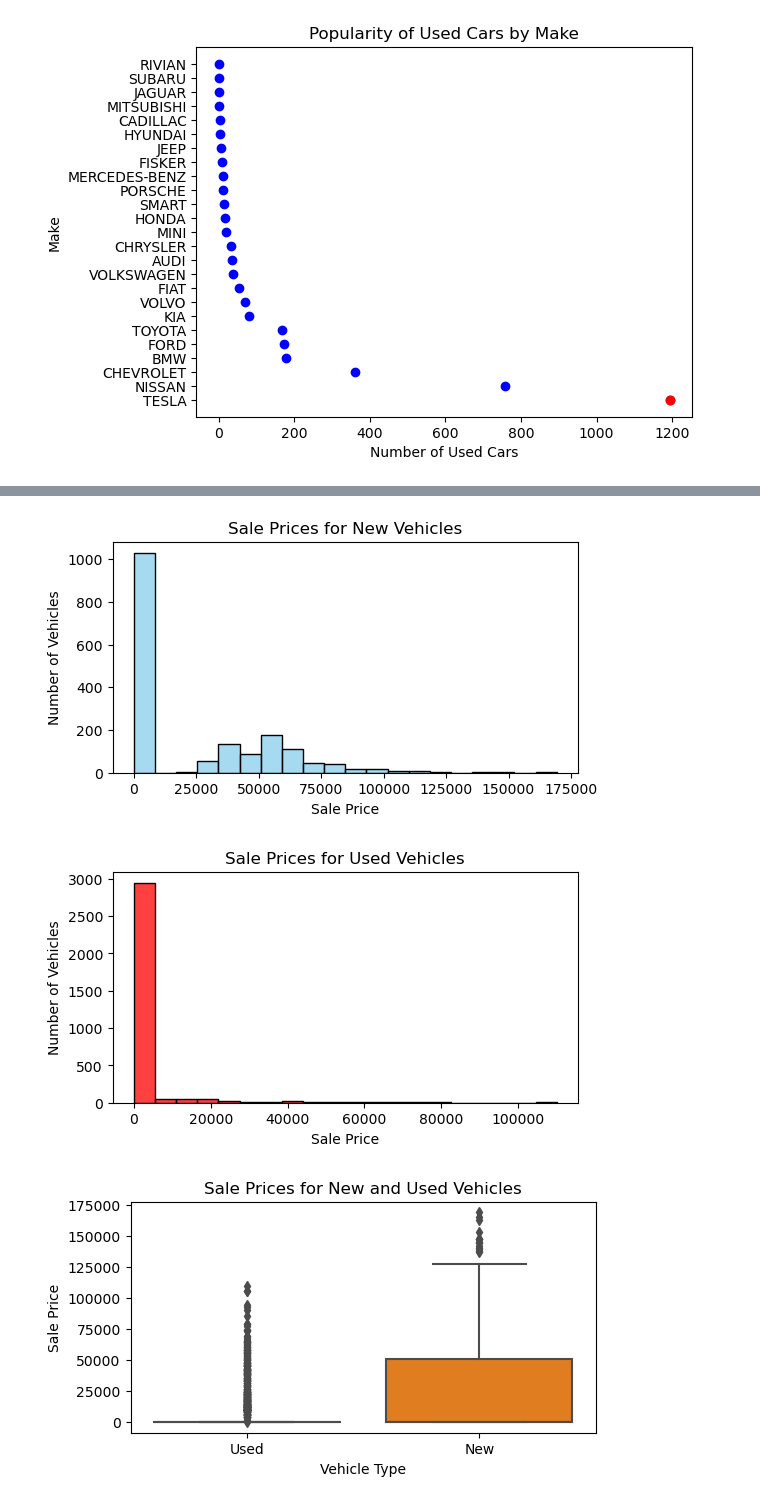
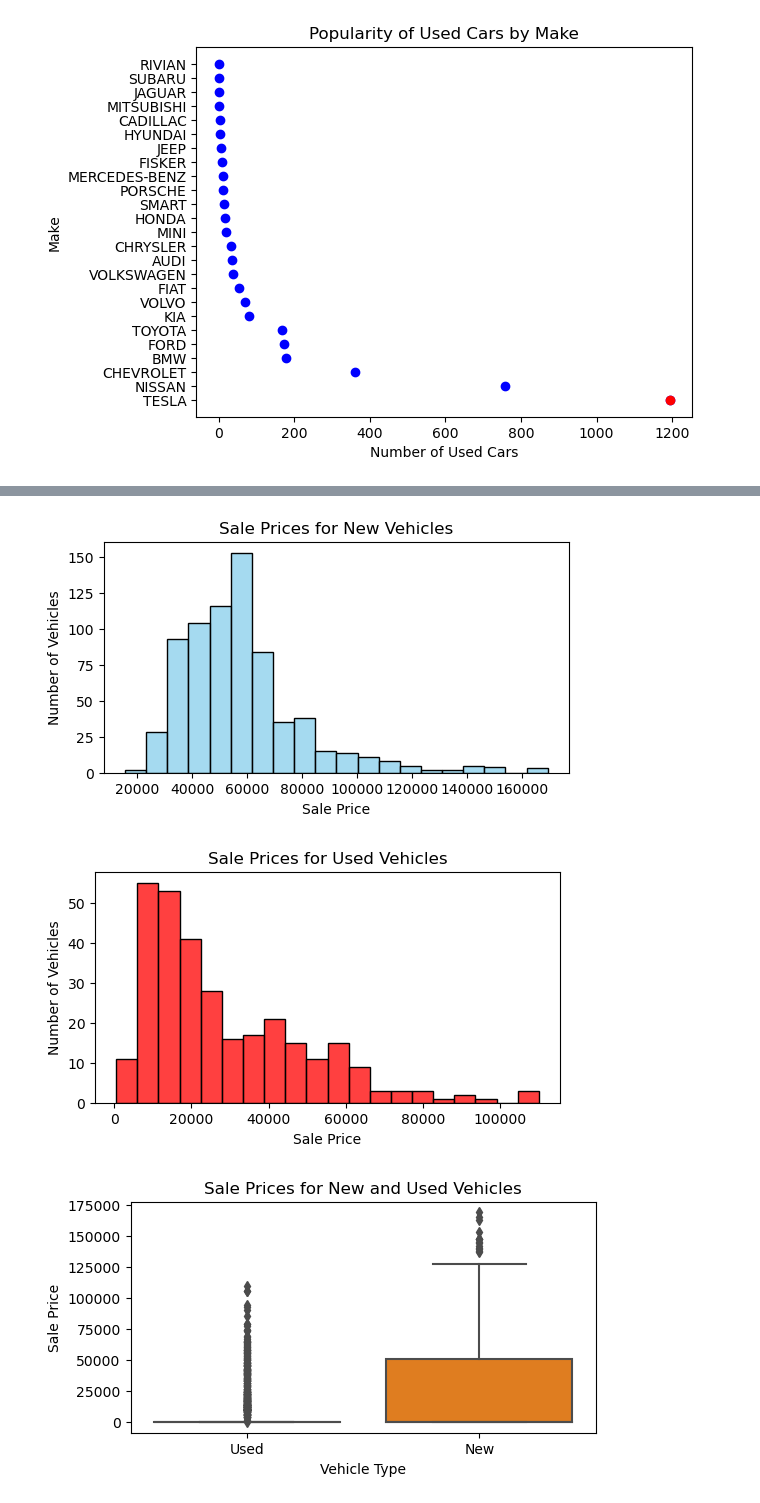
Before and after one commit to Shafik46/DAP_Project, a Jupyter notebook: code/Visualization.ipynb, the cells around one changed output, grey strips where cells are left out. Saved outputs shown, nothing was run; the diff lists cells and outputs as text; code cells hidden in the pictures.

```diff
--- a/code/Visualization.ipynb
+++ b/code/Visualization.ipynb
@@ -488,47 +438,44 @@ plt.show()
 # %%
-import seaborn as sns
-import matplotlib.pyplot as plt
-
 # create a new dataframe for new vehicles
-new_df = ev_reg_df[ev_reg_df['new_or_used_vehicle'] == 'New']
+new_df = ev_reg_df[(ev_reg_df['new_or_used_vehicle'] == 'New') & (ev_reg_df['sale_price'] > 0.0)]
 
 
 # create a new dataframe for used vehicles
-used_df = ev_reg_df[ev_reg_df['new_or_used_vehicle'] == 'Used']
+used_df = ev_reg_df[(ev_reg_df['new_or_used_vehicle'] == 'Used')& (ev_reg_df['sale_price'] > 0.0)]
 
 # set the figure size
 plt.figure(figsize=(6, 3))
 
 # create a histogram of sale prices for new vehicles
 sns.histplot(new_df['sale_price'], color='skyblue', bins=20)
 plt.title('Sale Prices for New Vehicles')
 plt.xlabel('Sale Price')
 plt.ylabel('Number of Vehicles')
-plt.savefig('C:/Users/Admin/Desktop/DA_Project/DAP/airflow/chart/reg_sales_1.png', dpi=300, bbox_inches='tight')
+plt.savefig('reg_sales_1.png', dpi=300, bbox_inches='tight')
 plt.show()
 
 # set the figure size
 plt.figure(figsize=(6, 3))
 # create a histogram of sale prices for used vehicles
 sns.histplot(used_df['sale_price'], color='red', bins=20)
 plt.title('Sale Prices for Used Vehicles')
 plt.xlabel('Sale Price')
 plt.ylabel('Number of Vehicles')
-plt.savefig('C:/Users/Admin/Desktop/DA_Project/DAP/airflow/chart/reg_sales_2.png', dpi=300, bbox_inches='tight')
+plt.savefig('reg_sales_2.png', dpi=300, bbox_inches='tight')
 plt.show()
 # set the figure size
 plt.figure(figsize=(6, 3))
 
 # create a box plot of sale prices for new and used vehicles
 sns.boxplot(x='new_or_used_vehicle', y='sale_price', data=ev_reg_df, palette='bright')
 plt.title('Sale Prices for New and Used Vehicles')
 plt.xlabel('Vehicle Type')
 plt.ylabel('Sale Price')
 # Save the plot as an image
-plt.savefig('C:/Users/Admin/Desktop/DA_Project/DAP/airflow/chart/reg_sales_3.png', dpi=300, bbox_inches='tight')
+plt.savefig('reg_sales_3.png', dpi=300, bbox_inches='tight')
 plt.show()
 # %% [output]
-[figure, old version]
+[figure, new version]
-[figure, old version]
+[figure, new version]
 [figure]
 # %%
```
Also changed, not shown: parts of 21 cells of this notebook.
